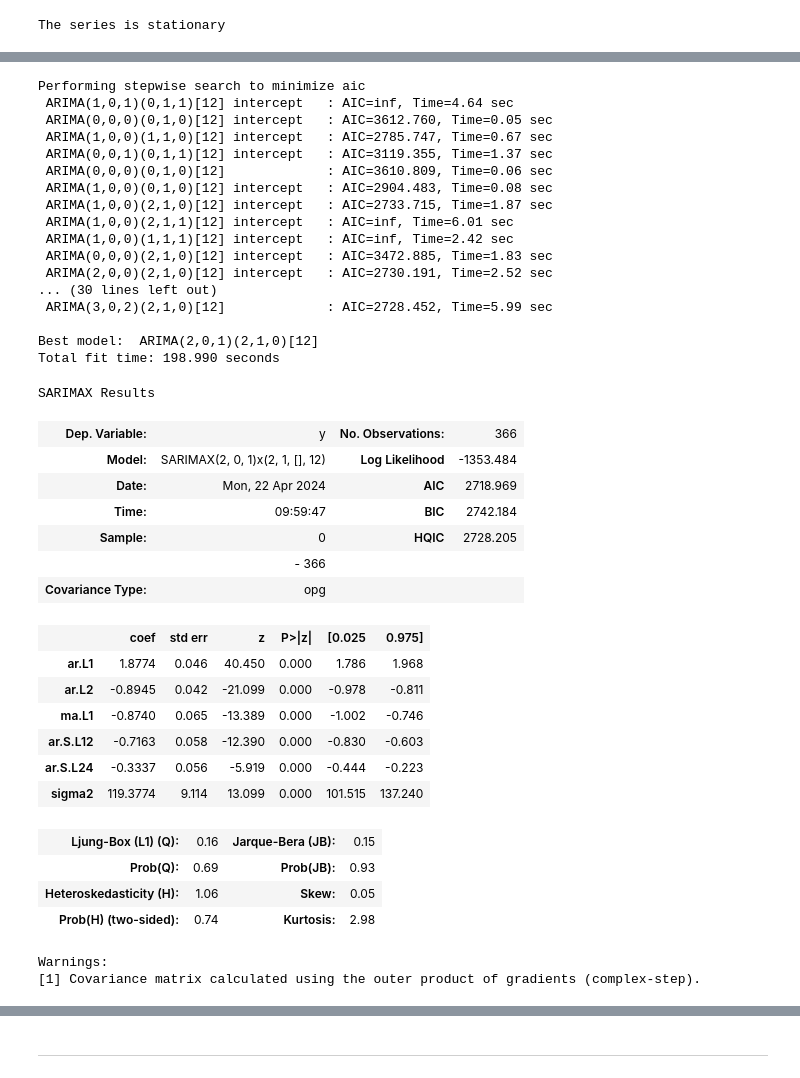
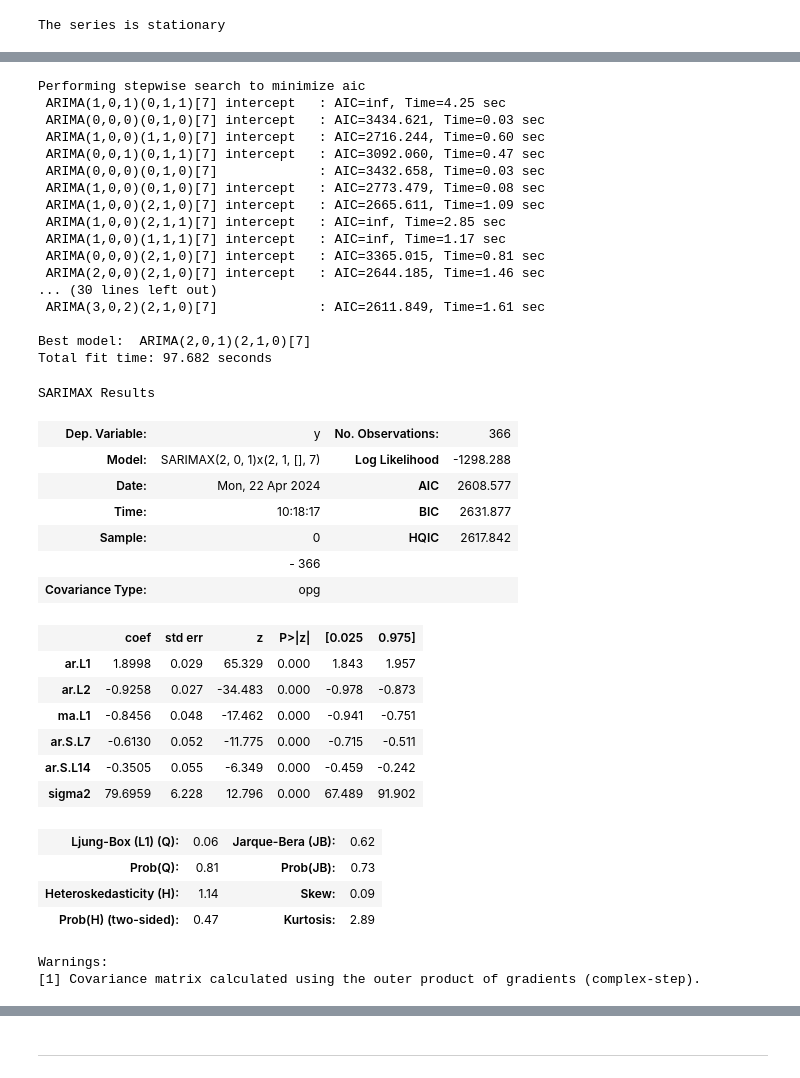
Before and after one commit to aaronbittel/intelligent-planning-of-care-staff, a Jupyter notebook: models/sarima/arima_analysis.ipynb, the cells around one changed output, grey strips where cells are left out. Drawn from its saved outputs; the diff is of its cells as text; code cells hidden in the pictures.

```diff
--- a/models/sarima/arima_analysis.ipynb
+++ b/models/sarima/arima_analysis.ipynb
@@ -121,63 +144,63 @@ import warnings
 
 warnings.filterwarnings("ignore")
 
-# Fit auto_arima function to AirPassengers dataset
+# Fit auto_arima function to occupancy dataset
 stepwise_fit = auto_arima(
     occupancy_df["occupancy"],
     start_p=1,
     start_q=1,
     max_p=3,
     max_q=3,
-    m=12,
+    m=7,
     start_P=0,
     seasonal=True,
     d=None,
     D=1,
     trace=True,
     error_action="ignore",  # we don't want to know if an order does not work
     suppress_warnings=True,  # we don't want convergence warnings
     stepwise=True,
 )  # set to stepwise
 
 # To print the summary
 stepwise_fit.summary()
 # %% [output]
 Performing stepwise search to minimize aic
- ARIMA(1,0,1)(0,1,1)[12] intercept   : AIC=inf, Time=4.64 sec
- ARIMA(0,0,0)(0,1,0)[12] intercept   : AIC=3612.760, Time=0.05 sec
- ARIMA(1,0,0)(1,1,0)[12] intercept   : AIC=2785.747, Time=0.67 sec
- ARIMA(0,0,1)(0,1,1)[12] intercept   : AIC=3119.355, Time=1.37 sec
- ARIMA(0,0,0)(0,1,0)[12]             : AIC=3610.809, Time=0.06 sec
- ARIMA(1,0,0)(0,1,0)[12] intercept   : AIC=2904.483, Time=0.08 sec
- ARIMA(1,0,0)(2,1,0)[12] intercept   : AIC=2733.715, Time=1.87 sec
- ARIMA(1,0,0)(2,1,1)[12] intercept   : AIC=inf, Time=6.01 sec
- ARIMA(1,0,0)(1,1,1)[12] intercept   : AIC=inf, Time=2.42 sec
- ARIMA(0,0,0)(2,1,0)[12] intercept   : AIC=3472.885, Time=1.83 sec
- ARIMA(2,0,0)(2,1,0)[12] intercept   : AIC=2730.191, Time=2.52 sec
+ ARIMA(1,0,1)(0,1,1)[7] intercept   : AIC=inf, Time=4.25 sec
+ ARIMA(0,0,0)(0,1,0)[7] intercept   : AIC=3434.621, Time=0.03 sec
+ ARIMA(1,0,0)(1,1,0)[7] intercept   : AIC=2716.244, Time=0.60 sec
+ ARIMA(0,0,1)(0,1,1)[7] intercept   : AIC=3092.060, Time=0.47 sec
+ ARIMA(0,0,0)(0,1,0)[7]             : AIC=3432.658, Time=0.03 sec
+ ARIMA(1,0,0)(0,1,0)[7] intercept   : AIC=2773.479, Time=0.08 sec
+ ARIMA(1,0,0)(2,1,0)[7] intercept   : AIC=2665.611, Time=1.09 sec
+ ARIMA(1,0,0)(2,1,1)[7] intercept   : AIC=inf, Time=2.85 sec
+ ARIMA(1,0,0)(1,1,1)[7] intercept   : AIC=inf, Time=1.17 sec
+ ARIMA(0,0,0)(2,1,0)[7] intercept   : AIC=3365.015, Time=0.81 sec
+ ARIMA(2,0,0)(2,1,0)[7] intercept   : AIC=2644.185, Time=1.46 sec
 ... (30 lines left out)
- ARIMA(3,0,2)(2,1,0)[12]             : AIC=2728.452, Time=5.99 sec
+ ARIMA(3,0,2)(2,1,0)[7]             : AIC=2611.849, Time=1.61 sec
 
-Best model:  ARIMA(2,0,1)(2,1,0)[12]
-Total fit time: 198.990 seconds
+Best model:  ARIMA(2,0,1)(2,1,0)[7]
+Total fit time: 97.682 seconds
 SARIMAX Results
 | Dep. Variable: | y | No. Observations: | 366 |
-| Model: | SARIMAX(2, 0, 1)x(2, 1, [], 12) | Log Likelihood | -1353.484 |
-| Date: | Mon, 22 Apr 2024 | AIC | 2718.969 |
-| Time: | 09:59:47 | BIC | 2742.184 |
-| Sample: | 0 | HQIC | 2728.205 |
+| Model: | SARIMAX(2, 0, 1)x(2, 1, [], 7) | Log Likelihood | -1298.288 |
+| Date: | Mon, 22 Apr 2024 | AIC | 2608.577 |
+| Time: | 10:18:17 | BIC | 2631.877 |
+| Sample: | 0 | HQIC | 2617.842 |
 |  | - 366 |  |  |
 | Covariance Type: | opg |  |  |
 |  | coef | std err | z | P>|z| | [0.025 | 0.975] |
-| ar.L1 | 1.8774 | 0.046 | 40.450 | 0.000 | 1.786 | 1.968 |
-| ar.L2 | -0.8945 | 0.042 | -21.099 | 0.000 | -0.978 | -0.811 |
-| ma.L1 | -0.8740 | 0.065 | -13.389 | 0.000 | -1.002 | -0.746 |
-| ar.S.L12 | -0.7163 | 0.058 | -12.390 | 0.000 | -0.830 | -0.603 |
-| ar.S.L24 | -0.3337 | 0.056 | -5.919 | 0.000 | -0.444 | -0.223 |
-| sigma2 | 119.3774 | 9.114 | 13.099 | 0.000 | 101.515 | 137.240 |
+| ar.L1 | 1.8998 | 0.029 | 65.329 | 0.000 | 1.843 | 1.957 |
+| ar.L2 | -0.9258 | 0.027 | -34.483 | 0.000 | -0.978 | -0.873 |
+| ma.L1 | -0.8456 | 0.048 | -17.462 | 0.000 | -0.941 | -0.751 |
+| ar.S.L7 | -0.6130 | 0.052 | -11.775 | 0.000 | -0.715 | -0.511 |
+| ar.S.L14 | -0.3505 | 0.055 | -6.349 | 0.000 | -0.459 | -0.242 |
+| sigma2 | 79.6959 | 6.228 | 12.796 | 0.000 | 67.489 | 91.902 |
-| Ljung-Box (L1) (Q): | 0.16 | Jarque-Bera (JB): | 0.15 |
-| Prob(Q): | 0.69 | Prob(JB): | 0.93 |
-| Heteroskedasticity (H): | 1.06 | Skew: | 0.05 |
-| Prob(H) (two-sided): | 0.74 | Kurtosis: | 2.98 |
+| Ljung-Box (L1) (Q): | 0.06 | Jarque-Bera (JB): | 0.62 |
+| Prob(Q): | 0.81 | Prob(JB): | 0.73 |
+| Heteroskedasticity (H): | 1.14 | Skew: | 0.09 |
+| Prob(H) (two-sided): | 0.47 | Kurtosis: | 2.89 |
 Warnings:
 [1] Covariance matrix calculated using the outer product of gradients (complex-step).
 # %%
```
Also changed, not shown: parts of 13 cells of this notebook.
